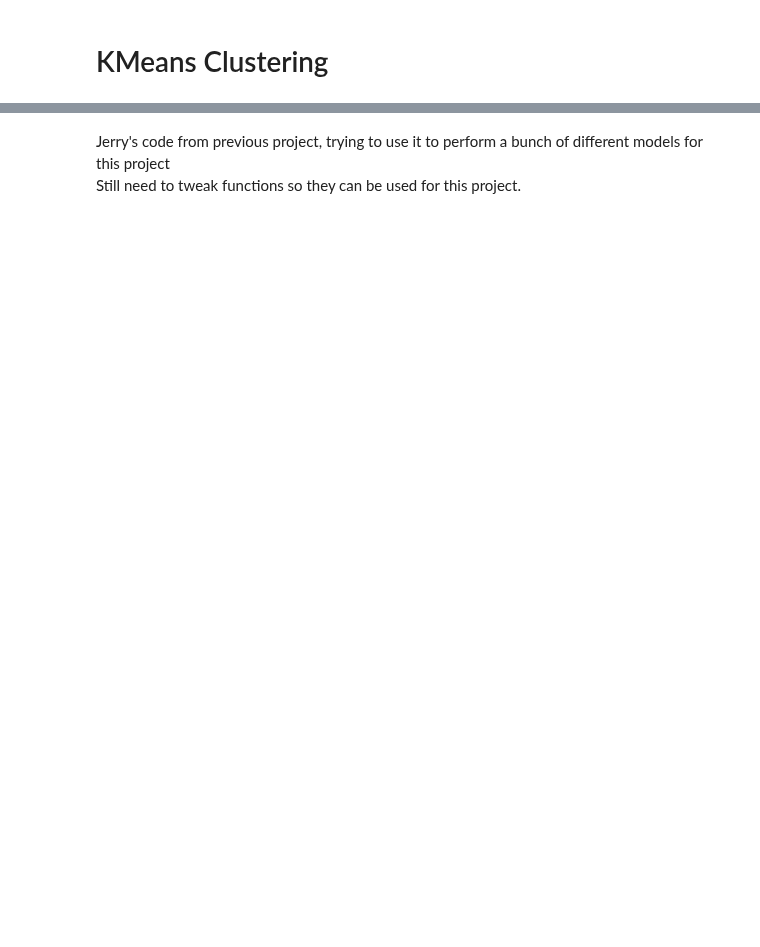
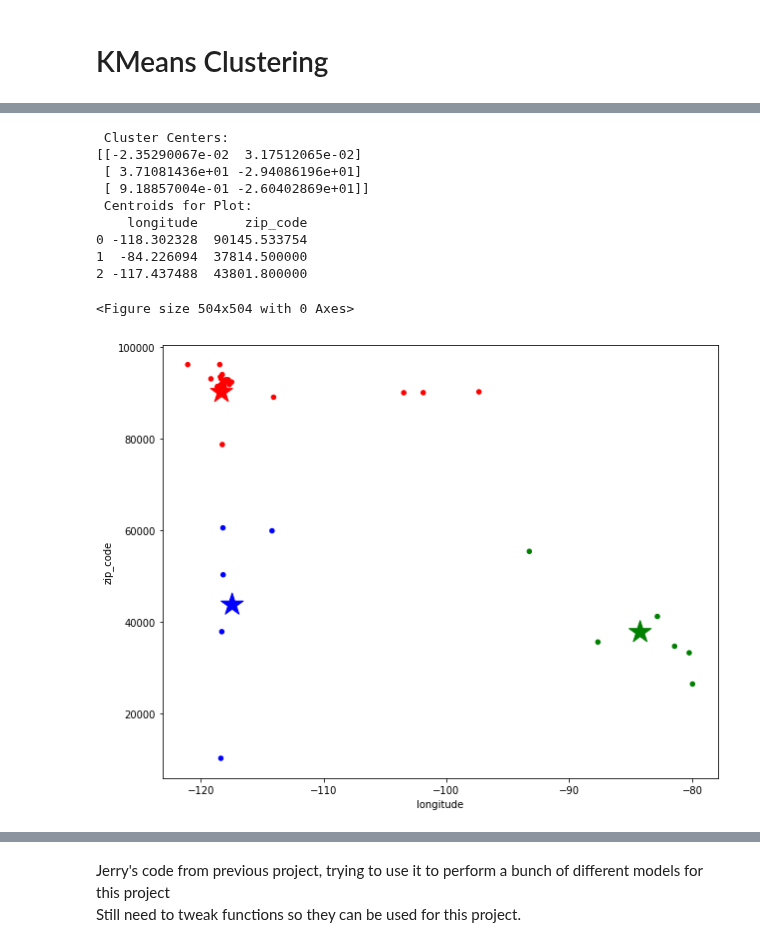
Before and after one commit to aejsong/Predicting-Neighborhood-Affluence-with-Yelp, a Jupyter notebook: Code/04 - Yelp Modeling.ipynb, the cells around one changed output, grey strips where cells are left out. Cells and saved outputs as stored; diff of their text form; code cells hidden in the pictures; blank space fills up the shorter version.

```diff
--- a/Code/04 - Yelp Modeling.ipynb
+++ b/Code/04 - Yelp Modeling.ipynb
@@ -148,0 +150,14 @@ KeyError: 'x1'
+# %%
+kmean('longitude', 'zip_code')
+# %% [output]
+ Cluster Centers:
+[[-2.35290067e-02  3.17512065e-02]
+ [ 3.71081436e+01 -2.94086196e+01]
+ [ 9.18857004e-01 -2.60402869e+01]]
+ Centroids for Plot:
+    longitude      zip_code
+0 -118.302328  90145.533754
+1  -84.226094  37814.500000
+2 -117.437488  43801.800000
+<Figure size 504x504 with 0 Axes>
+[figure, added]
```
Also changed, not shown: parts of 14 cells of this notebook.
